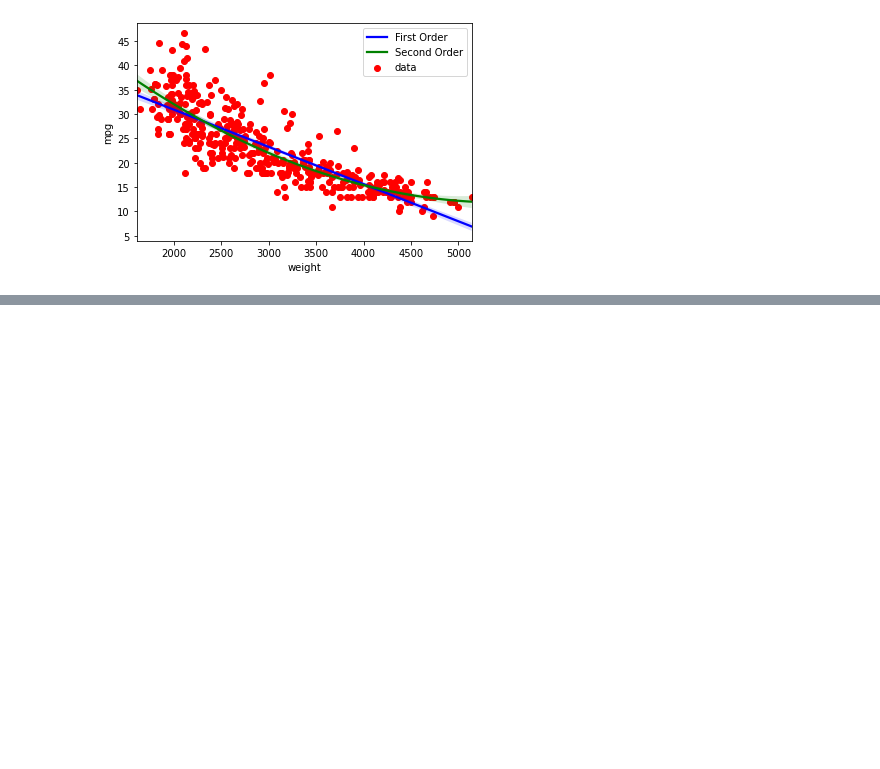
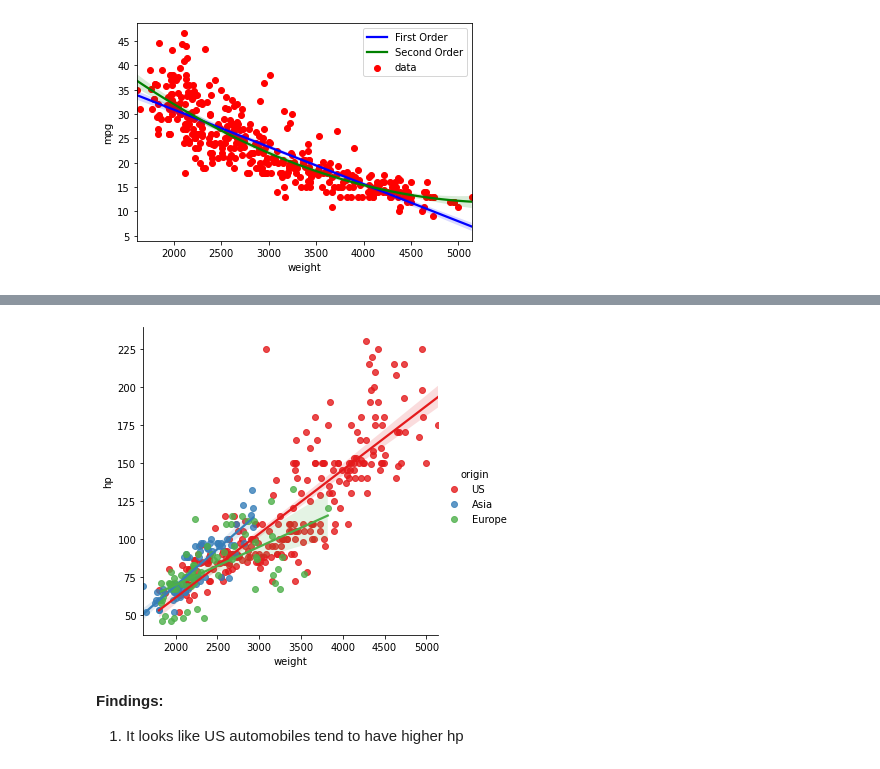
Before and after one commit to zaedulislam/Introduction_to_Data_Visualization_in_Python, a Jupyter notebook: 3. Statistical plots with Seaborn/Statistical plots with Seaborn.ipynb, the cells around one changed output, grey strips where cells are left out. Drawn from its saved outputs; the diff is of its cells as text; code cells hidden in the pictures; blank space fills up the shorter version.

Commit message:
Grouping linear regressions by hue

```diff
--- a/3. Statistical plots with Seaborn/Statistical plots with Seaborn.ipynb
+++ b/3. Statistical plots with Seaborn/Statistical plots with Seaborn.ipynb
@@ -80,0 +87,11 @@ plt.show()
+# %%
+# Plot a linear regression between 'weight' and 'hp', with a hue of 'origin' and palette of 'Set1'
+sns.lmplot(x = 'weight', y = 'hp', data = dataset, hue = 'origin', palette = 'Set1')
+
+# Display the plot
+plt.show()
+# %% [output]
+[figure, added]
+# %% [markdown]
+**Findings:**
+1. It looks like US automobiles tend to have higher hp
```
Also changed, not shown: parts of 3 cells of this notebook.
